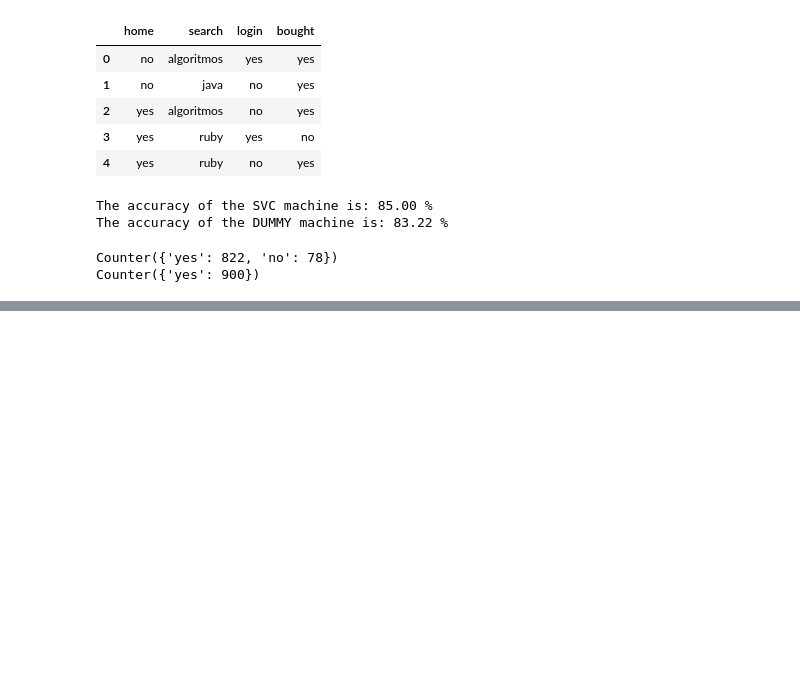
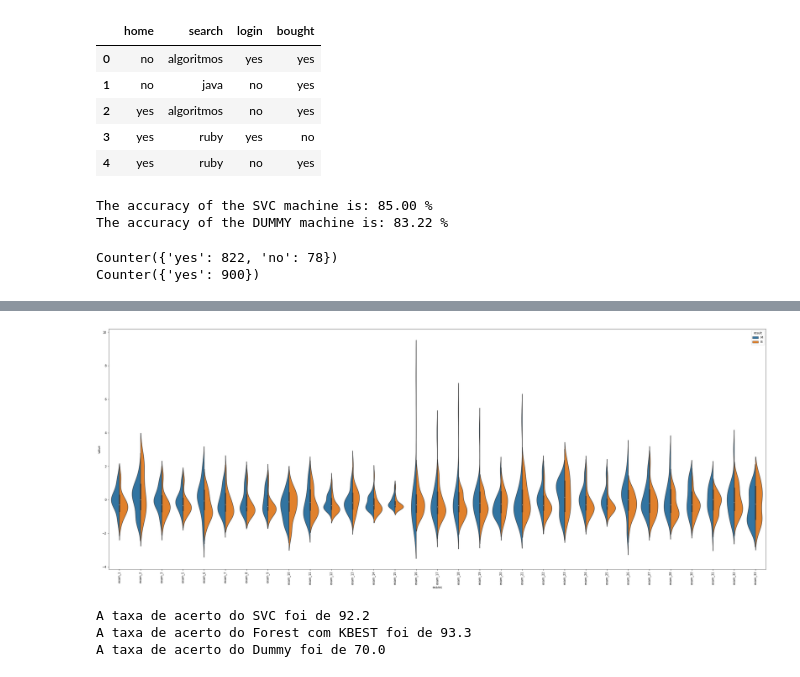
Before and after one commit to Dufyz/My_Laboratory, a Jupyter notebook: Jupyter Lab/library's/sklearn_library/scikit-learn_library.ipynb, the cells around one changed output, grey strips where cells are left out. Cells and saved outputs as stored; diff of their text form; code cells hidden in the pictures; blank space fills up the shorter version.

```diff
--- a/Jupyter Lab/library's/sklearn_library/scikit-learn_library.ipynb
+++ b/Jupyter Lab/library's/sklearn_library/scikit-learn_library.ipynb
@@ -628,0 +804,37 @@ Counter({'yes': 900})
+# %%
+# Ecluindo colunas com valores constantes
+
+df = df.drop(['exam_4', 'exam_29'], axis= 1)
+x.remove('exam_4')
+x.remove('exam_29')
+
+# Resplitando dados e visualizando gráfico
+
+split()
+graph()
+# %% [output]
+[figure, added]
+# %%
+# Visualizando a correlação dos dados
+
+def def_heatmap(var):
+    plt.figure(figsize=(30, 10))
+    sns.heatmap(var, annot= True, fmt= ".1f")
+
+#heatmap(df_x.corr())
+
+correlation_matrix = df_x.corr()[df_x.corr() > 0.99].sum()
+correlation_vars = correlation_matrix[correlation_matrix > 1]
+
+# Excluindo dados altamente correlacionados
+
+df = df.drop(['exam_3', 'exam_24'], axis= 1)
+x.remove('exam_3')
+x.remove('exam_24')
+
+split()
+machine()
+# %% [output]
+A taxa de acerto do SVC foi de 92.2
+A taxa de acerto do Forest com KBEST foi de 93.3
+A taxa de acerto do Dummy foi de 70.0
```
Also changed, not shown: parts of 15 cells of this notebook, 3 other files.
